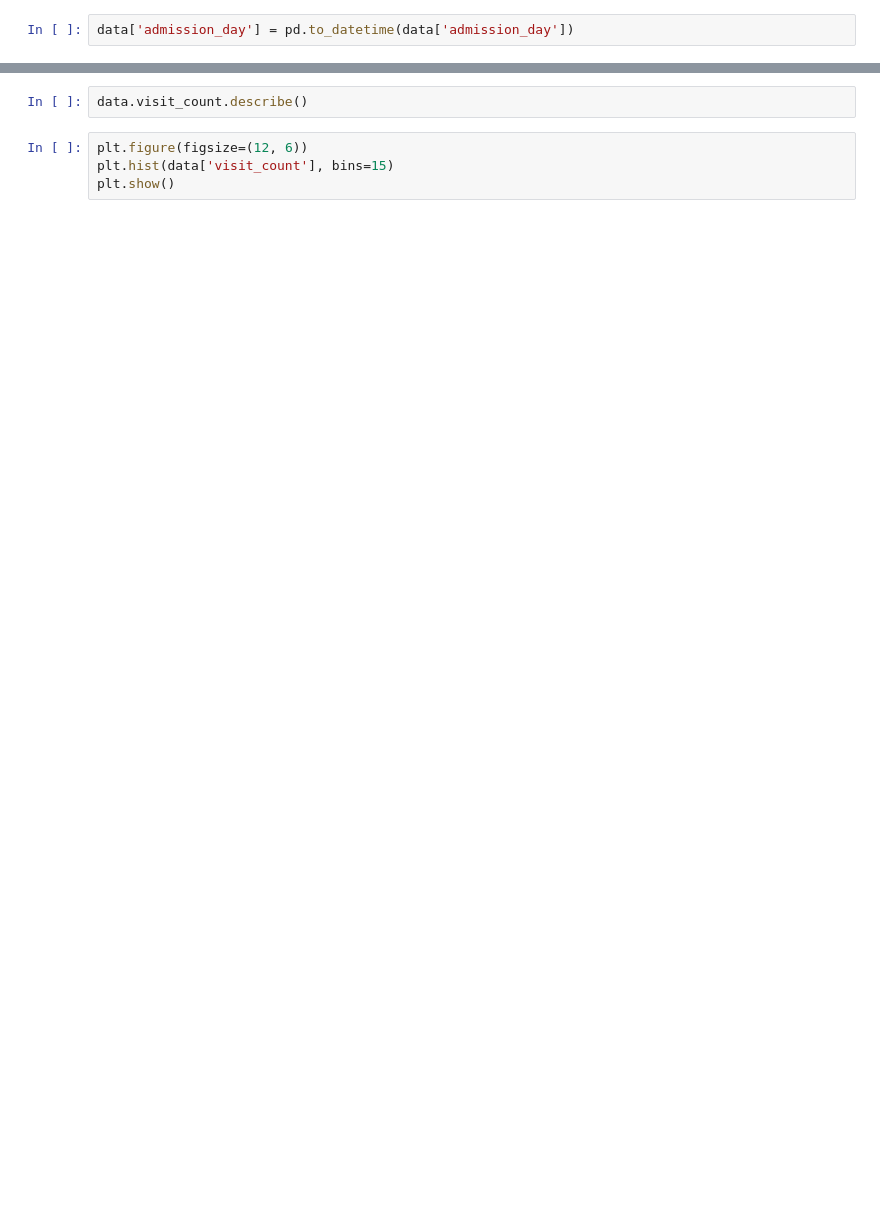
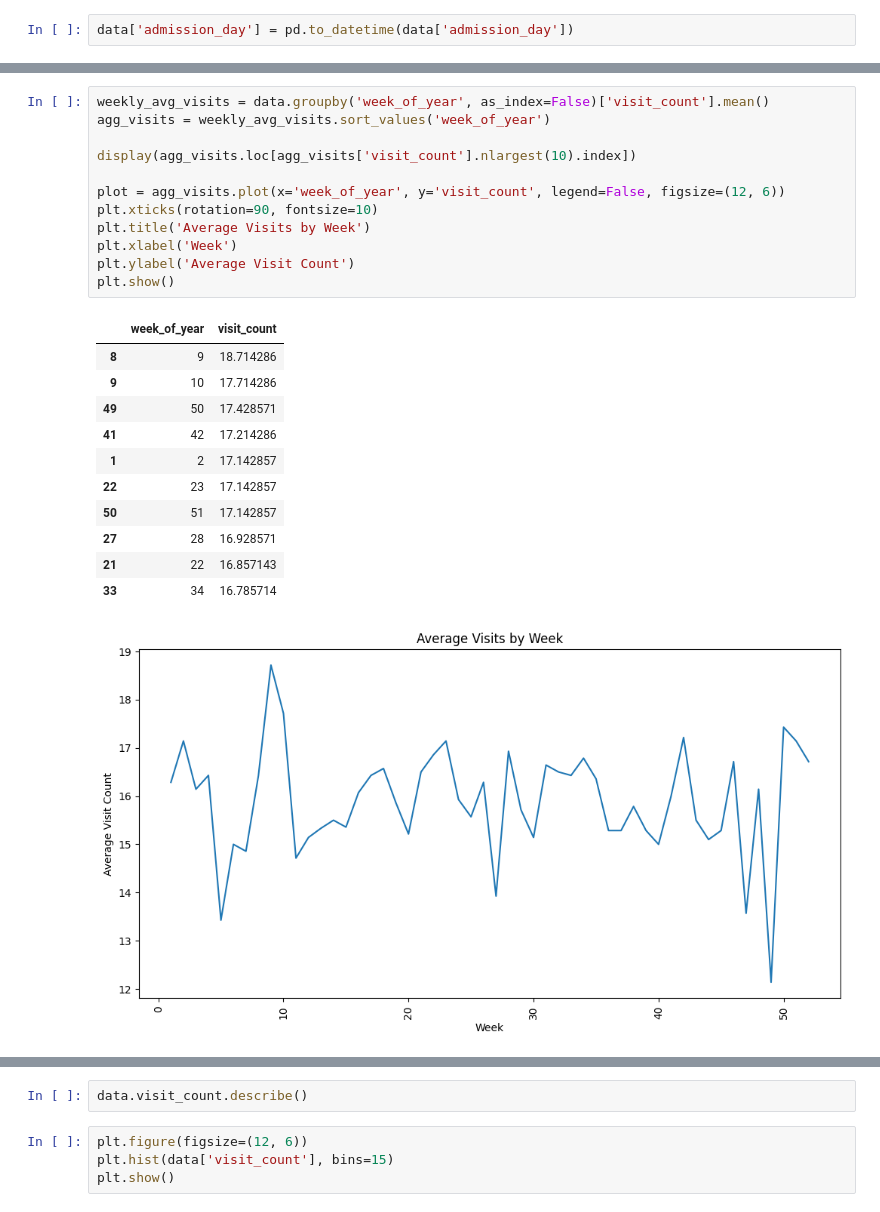
Before and after one commit to Mikayla-ds2/surge-sense, a Jupyter notebook: time_series_eda.ipynb, the cells around one changed output, grey strips where cells are left out. Drawn from its saved outputs; the diff is of its cells as text; blank space fills up the shorter version.

```diff
--- a/time_series_eda.ipynb
+++ b/time_series_eda.ipynb
@@ -93,0 +244,25 @@ plt.show()
+# %%
+weekly_avg_visits = data.groupby('week_of_year', as_index=False)['visit_count'].mean()
+agg_visits = weekly_avg_visits.sort_values('week_of_year')
+
+display(agg_visits.loc[agg_visits['visit_count'].nlargest(10).index])
+
+plot = agg_visits.plot(x='week_of_year', y='visit_count', legend=False, figsize=(12, 6))
+plt.xticks(rotation=90, fontsize=10)
+plt.title('Average Visits by Week')
+plt.xlabel('Week')
+plt.ylabel('Average Visit Count')
+plt.show()
+# %% [output]
+|  | week_of_year | visit_count |
+| 8 | 9 | 18.714286 |
+| 9 | 10 | 17.714286 |
+| 49 | 50 | 17.428571 |
+| 41 | 42 | 17.214286 |
+| 1 | 2 | 17.142857 |
+| 22 | 23 | 17.142857 |
+| 50 | 51 | 17.142857 |
+| 27 | 28 | 16.928571 |
+| 21 | 22 | 16.857143 |
+| 33 | 34 | 16.785714 |
+[figure, added]
```
Also changed, not shown: parts of 19 cells of this notebook.
